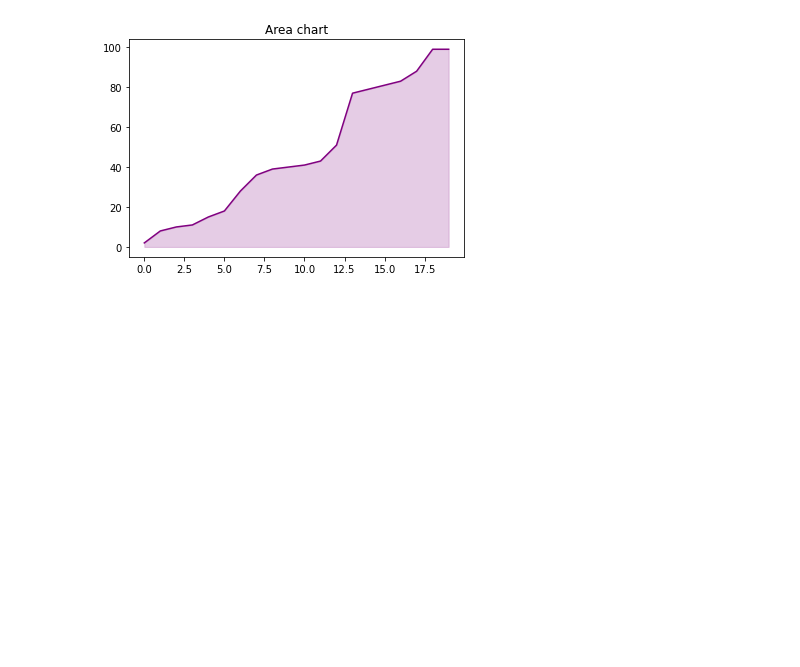
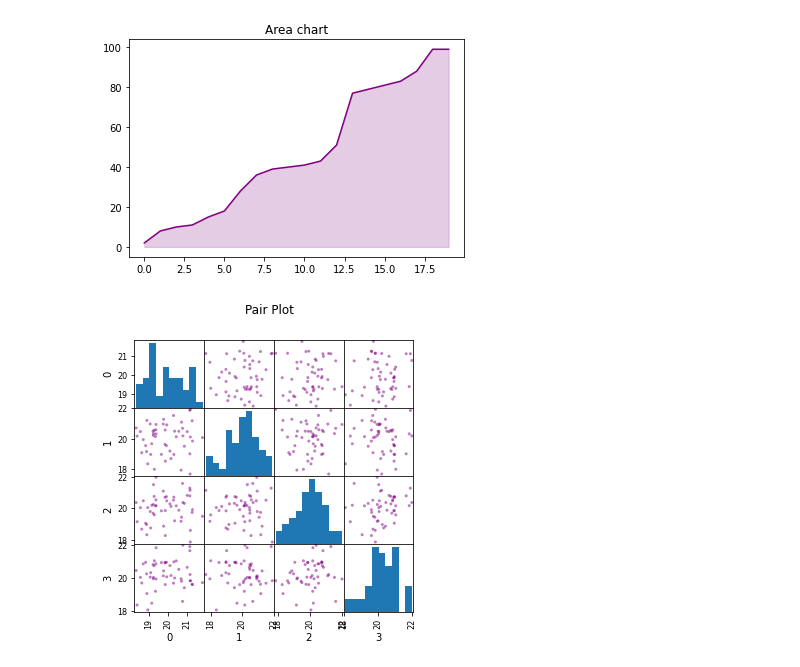
Before and after one commit to steffincodes/googlecolabnotbooks, a Jupyter notebook: Matplotlib101.ipynb, the cells around one changed output. Saved outputs shown, nothing was run; the diff lists cells and outputs as text; code cells hidden in the pictures; blank space fills up the shorter version.

Commit message:
👀 Pair Plot

```diff
--- a/Matplotlib101.ipynb
+++ b/Matplotlib101.ipynb
@@ -260,3 +260,20 @@ plt.plot(
 plt.title('Area chart');
 # %% [output]
 [figure]
+# %%
+import matplotlib.pyplot as plt
+import pandas as pd
+import numpy as np
+
+df=pd.DataFrame(
+    np.random.normal(20,size=(50,4))
+)
+
+pd.plotting.scatter_matrix(
+    df,
+    figsize=(5,5),
+    color='purple'
+)
+plt.suptitle('Pair Plot');
+# %% [output]
+[figure, added]
```
